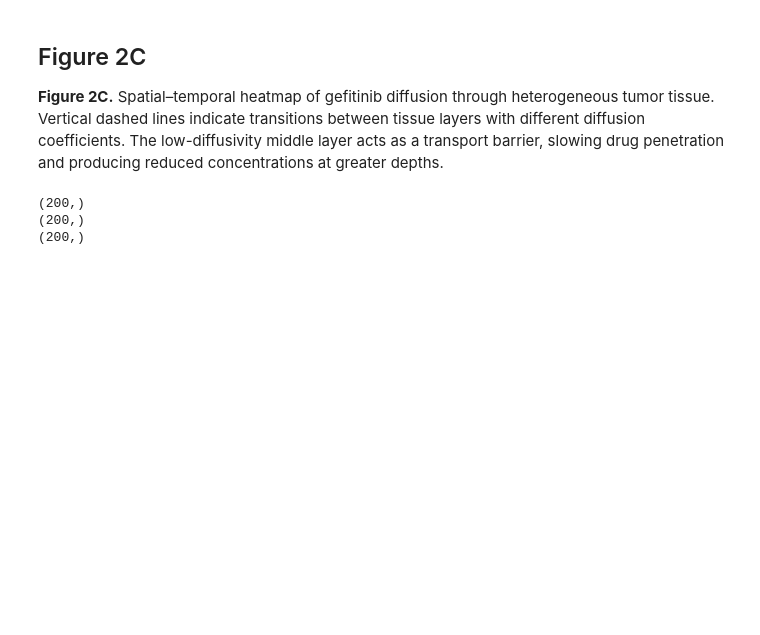
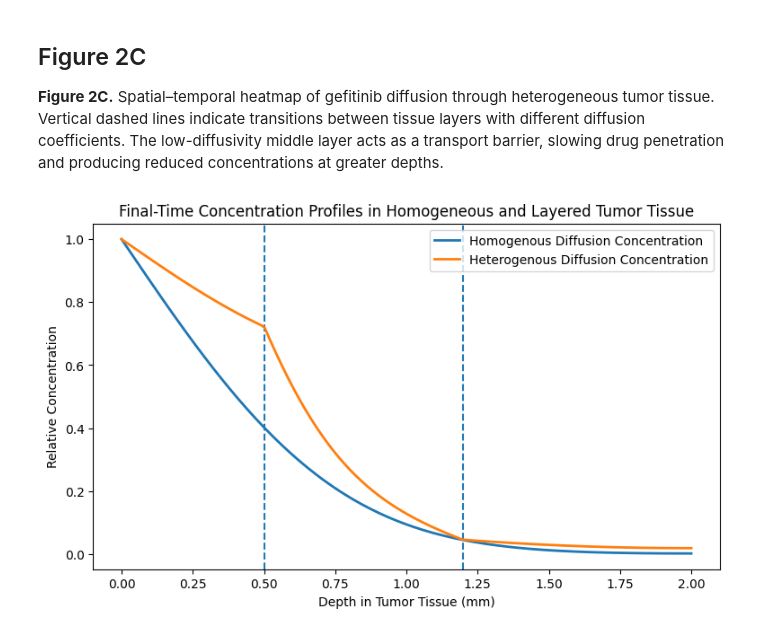
Before and after one commit to abhirym/Drug-Diffusion-Project, a Jupyter notebook: exp02_heterogenous_tissue.ipynb, the cells around one changed output. Cells and saved outputs as stored; diff of their text form; code cells hidden in the pictures; blank space fills up the shorter version.

Commit message:
comparing homo/hetero profiles

```diff
--- a/exp02_heterogenous_tissue.ipynb
+++ b/exp02_heterogenous_tissue.ipynb
@@ -317,21 +313,40 @@ C_heterogenous = np.array(saved_profiles_heterogenous)
 # %%
 import numpy as np
 import matplotlib.pyplot as plt
 
 # Plot
+
+C_homogenous = np.array(saved_profiles_homogenous)
+C_heterogenous = np.array(saved_profiles_heterogenous)
+
 
 # Final homogenous concentration profile
 homo_final = C_homogenous[-1]
 
 # Final heterogenous concentration profile
 layer_final = C_heterogenous[-1]
 
 fig2, ax2 = plt.subplots(figsize = (9,5))
 
 ax2.plot(x * 10, homo_final, linewidth = 2, label = 'Homogenous Diffusion Concentration')
 
-ax2.axvline()
+ax2.axvline(boundary_1 * 10, linestyle = '--')
+
+ax2.axvline(boundary_2 * 10, linestyle = '--')
+
+ax2.plot(x * 10, layer_final, linewidth = 2, label = 'Heterogenous Diffusion Concentration')
+
+plt.ylabel('Relative Concentration')
+plt.xlabel('Depth in Tumor Tissue (mm)')
+
+plt.title('Final-Time Concentration Profiles in Homogeneous and Layered Tumor Tissue')
+
+plt.legend()
+
+plt.savefig(
+    'figures/exp02_concentration_profile_comparison.png',
+    dpi=150,
+    bbox_inches='tight'
+)
 # %% [output]
-(200,)
-(200,)
-(200,)
+[figure, added]
```
Also changed, not shown: parts of 2 cells of this notebook, 2 other files.
